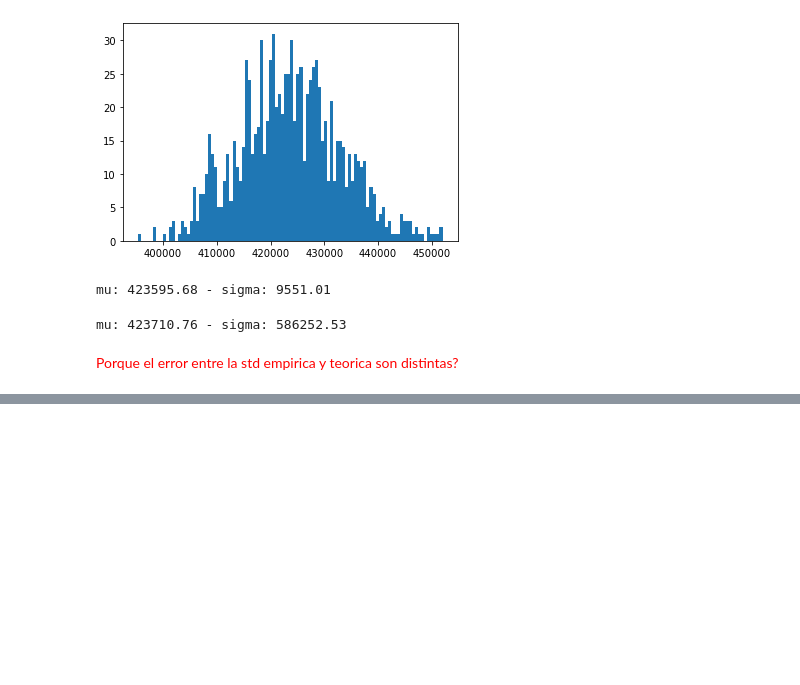
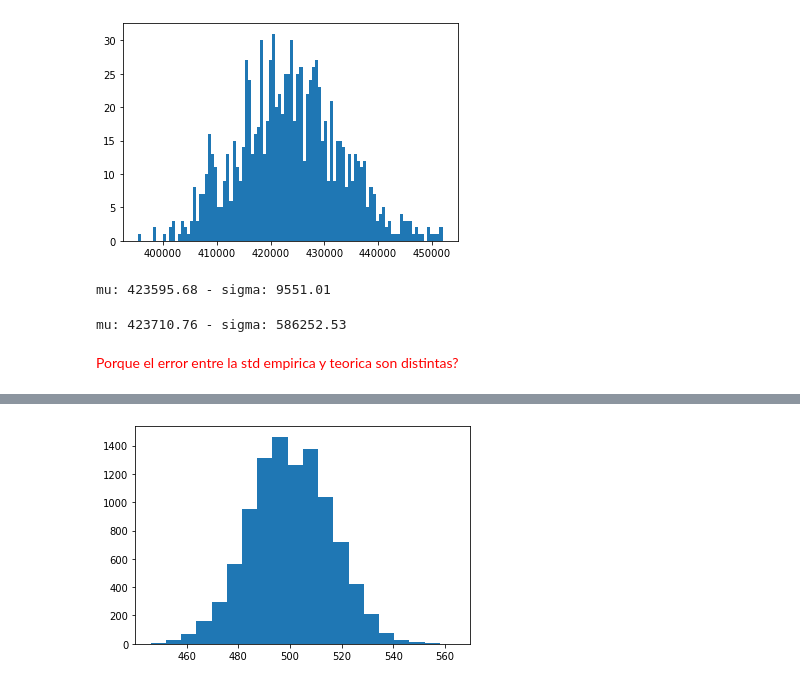
Before and after one commit to cridonoso/IntroToDataScience, a Jupyter notebook: 1-Probabilities/EstadisticaDescriptiva.ipynb, the cells around one changed output, grey strips where cells are left out. Saved outputs shown, nothing was run; the diff lists cells and outputs as text; code cells hidden in the pictures; blank space fills up the shorter version.

```diff
--- a/1-Probabilities/EstadisticaDescriptiva.ipynb
+++ b/1-Probabilities/EstadisticaDescriptiva.ipynb
@@ -303,0 +333,23 @@ mu: 423710.76 - sigma: 586252.53
+# %%
+def galton_experimento(altura, pelotitas):
+    ranuras = [0] * (altura + 1)
+    datos = []
+    index = range(0,altura+1)
+    for _ in range(pelotitas):
+        pos = 0
+        for i in range(0, altura):
+            hacia_la_derecha = np.random.randint(2, size=1) #random donde 1 indica que se fue por la derecha
+            if hacia_la_derecha == 1:
+                pos += 1
+        datos.append(pos)
+        ranuras[pos] = ranuras[pos] + 1
+    return index,ranuras,datos
+# %%
+altura = 1000
+pelotas = 10000
+x,y,datos = galton_experimento(altura,pelotas)
+# %%
+plt.hist(datos, bins=20)
+plt.show()
+# %% [output]
+[figure, added]
```
Also changed, not shown: parts of 23 cells of this notebook, 1 other file.
